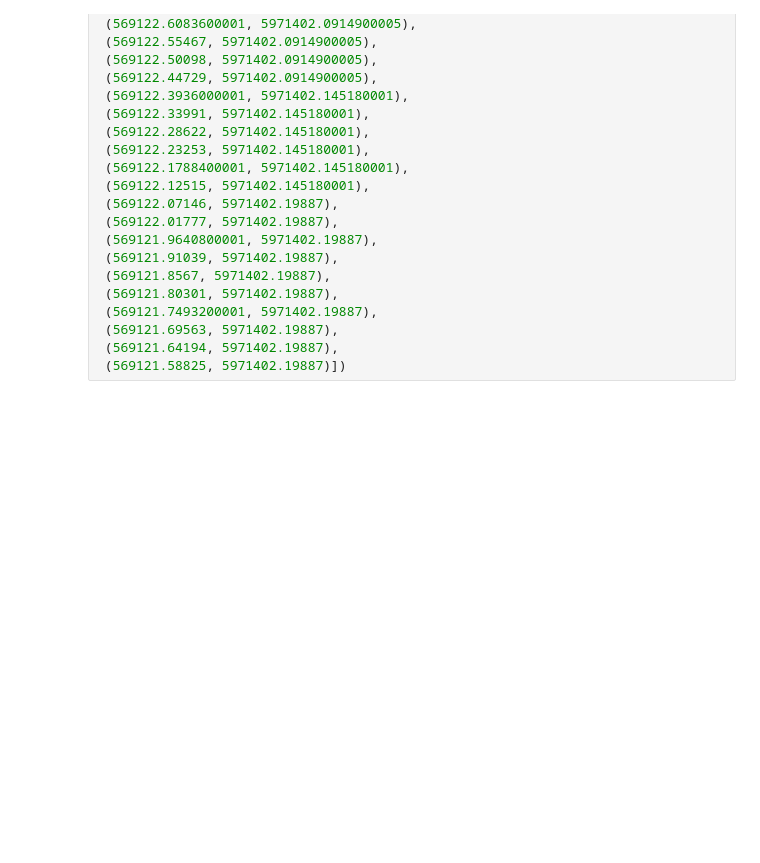
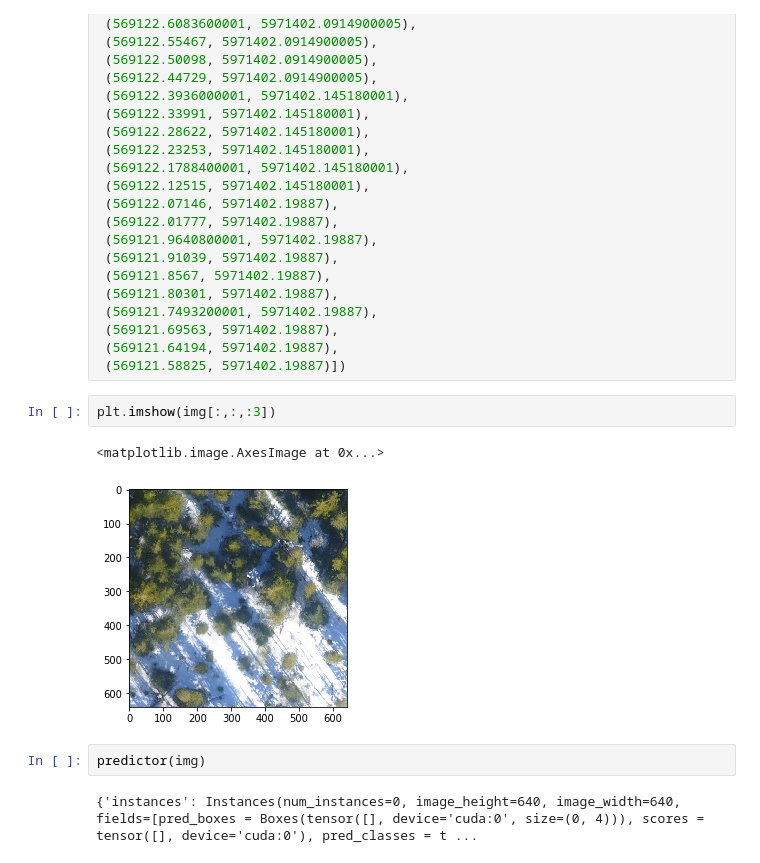
Before and after one commit to tomginsberg/drone-tree-id, a Jupyter notebook: notebooks/vis.ipynb, the cells around one changed output. Saved outputs shown, nothing was run; the diff lists cells and outputs as text; blank space fills up the shorter version.

```diff
--- a/notebooks/vis.ipynb
+++ b/notebooks/vis.ipynb
@@ -738,3 +746,12 @@ p2=Polygon([(569121.58825, 5971402.19887),
  (569121.69563, 5971402.19887),
  (569121.64194, 5971402.19887),
  (569121.58825, 5971402.19887)])
+# %%
+plt.imshow(img[:,:,:3])
+# %% [output]
+<matplotlib.image.AxesImage at 0x...>
+[figure, added]
+# %%
+predictor(img)
+# %% [output]
+{'instances': Instances(num_instances=0, image_height=640, image_width=640, fields=[pred_boxes = Boxes(tensor([], device='cuda:0', size=(0, 4))), scores = tensor([], device='cuda:0'), pred_classes = t ...
```
Also changed, not shown: parts of 6 cells of this notebook, 5 other files.
